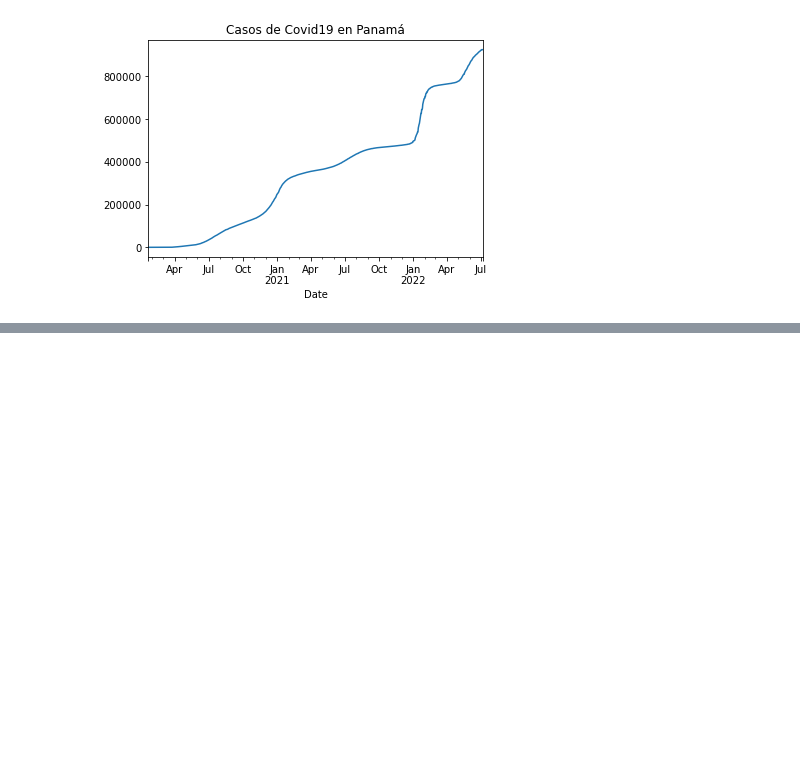
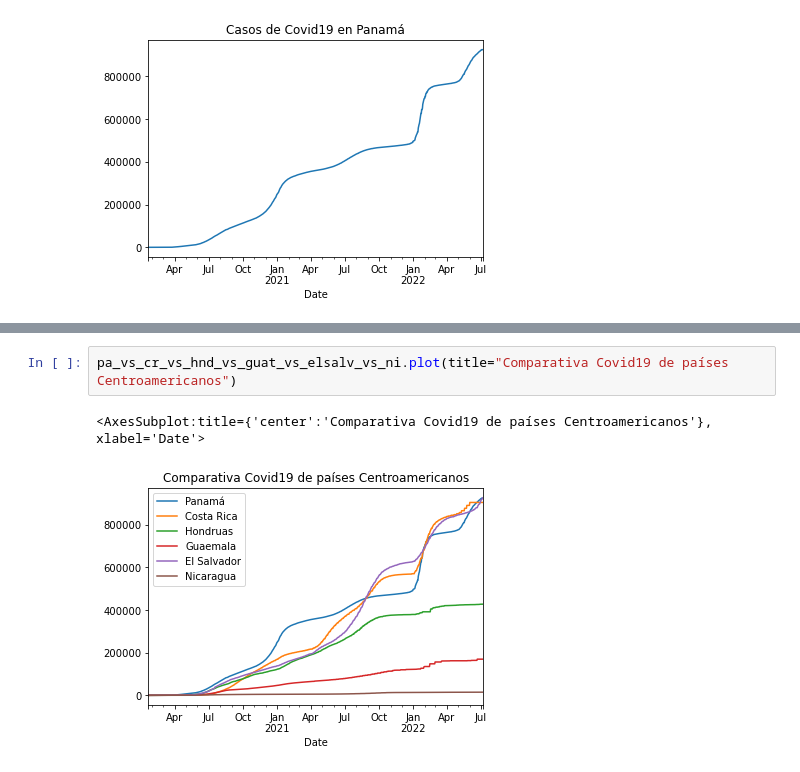
Before and after one commit to nebrijas/jorgelb24-web, a Jupyter notebook: ad4.ipynb, the cells around one changed output, grey strips where cells are left out. Cells and saved outputs as stored; diff of their text form; blank space fills up the shorter version.

```diff
--- a/ad4.ipynb
+++ b/ad4.ipynb
@@ -253,0 +326,5 @@ pa_vs_cr_vs_hnd_vs_guat_vs_elsalv_vs_ni
+# %%
+pa_vs_cr_vs_hnd_vs_guat_vs_elsalv_vs_ni.plot(title="Comparativa Covid19 de países Centroamericanos")
+# %% [output]
+<AxesSubplot:title={'center':'Comparativa Covid19 de países Centroamericanos'}, xlabel='Date'>
+[figure, added]
```
Also changed, not shown: parts of 59 cells of this notebook.
